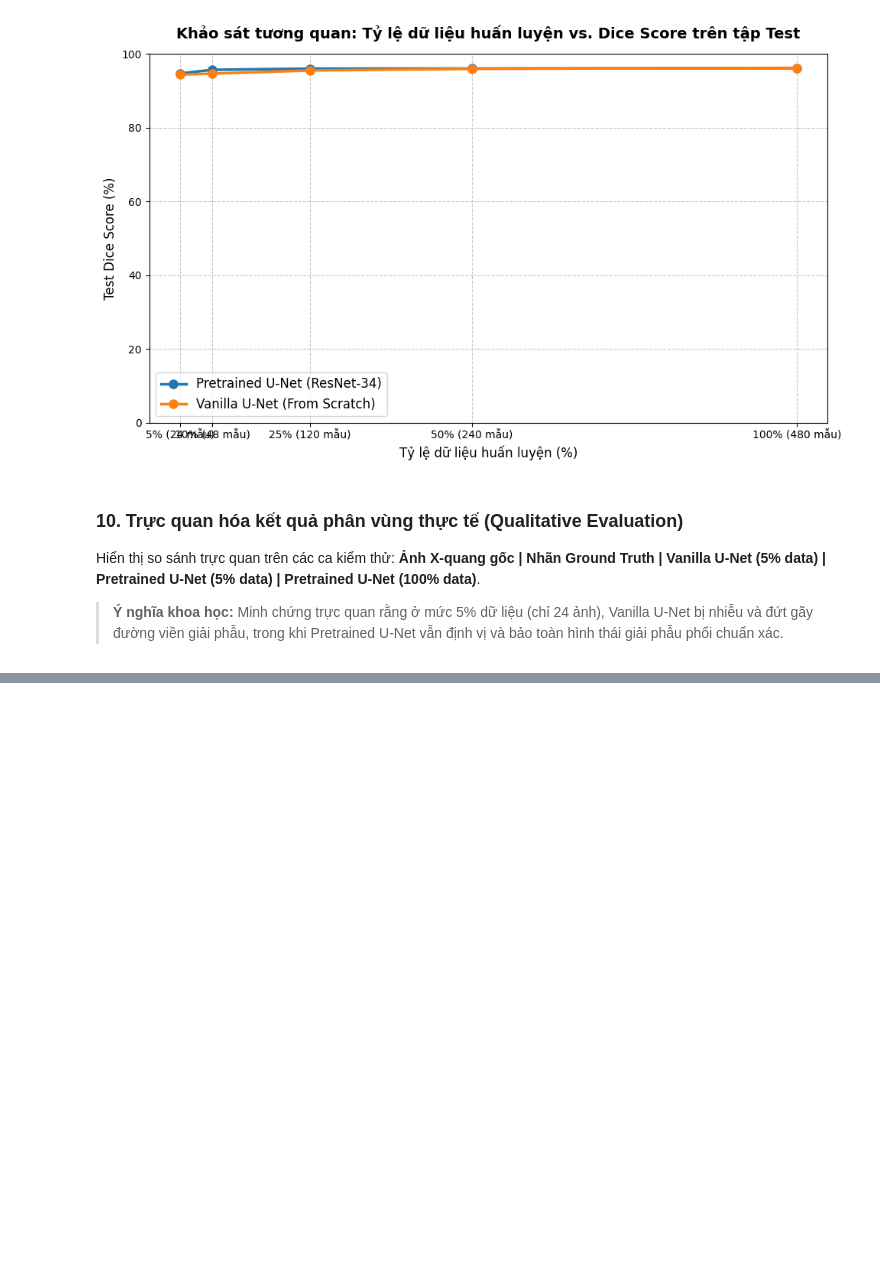
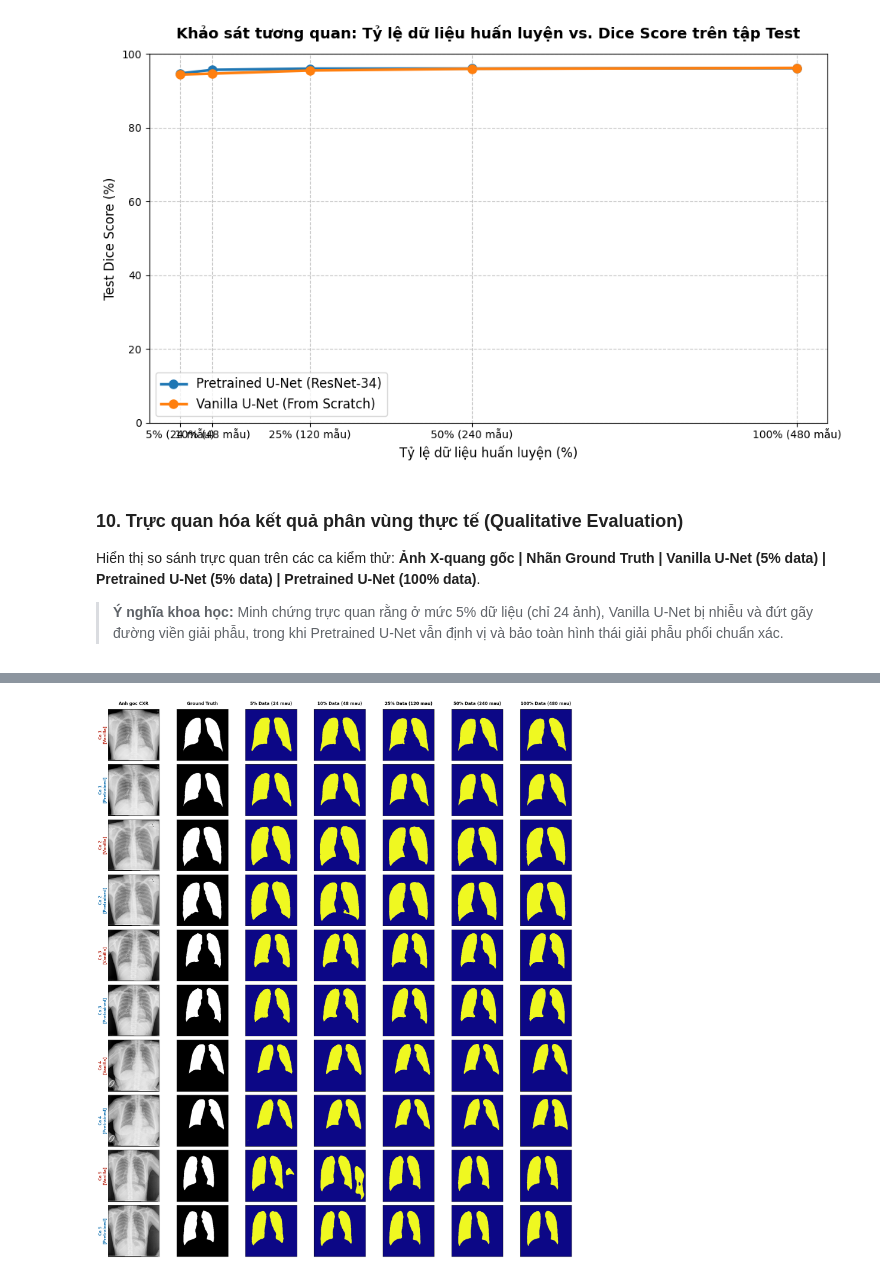
Before and after one commit to hoangvit05/DL2026-Group17-Project31, a Jupyter notebook: notebooks/lung_segmentation_colab.ipynb, the cells around one changed output, grey strips where cells are left out. Cells and saved outputs as stored; diff of their text form; code cells hidden in the pictures; blank space fills up the shorter version.

Commit message:
feat(visualization): update notebook with 7-column comparative matrix and new qualitative results image

```diff
--- a/notebooks/lung_segmentation_colab.ipynb
+++ b/notebooks/lung_segmentation_colab.ipynb
@@ -484,0 +413,89 @@ print('>>> Da xuat anh truc quan hoa thanh cong: qualitative_comparison.png')
+# %%
+import matplotlib.pyplot as plt
+import torch
+import cv2
+import numpy as np
+import pandas as pd
+
+device = torch.device('cuda' if torch.cuda.is_available() else 'cpu')
+df_test = pd.read_csv('splits/test_fixed_20pct.csv')
+transforms_infer = get_transforms(img_size=256, is_train=False)
+
+# 1. Chon 5 ca benh tieu bieu tu tap Test doc lap
+sample_indices = [5, 18, 32, 45, 60]
+ratios = [5, 10, 25, 50, 100]
+
+# 2. Nap san 10 checkpoint vao bo nho GPU
+models_v = {}
+models_p = {}
+for r in ratios:
+    # Vanilla U-Net (From scratch)
+    m_v = build_model('vanilla_unet', 'none').to(device)
+    m_v.load_state_dict(torch.load(f'checkpoints/vanilla_unet_{r}pct.pth', map_location=device))
+    m_v.eval()
+    models_v[r] = m_v
+
+    # Pretrained U-Net (ResNet-34)
+    m_p = build_model('unet', 'resnet34').to(device)
+    m_p.load_state_dict(torch.load(f'checkpoints/unet_{r}pct.pth', map_location=device))
+    m_p.eval()
+    models_p[r] = m_p
+
+print(">>> Da nap thanh cong 10 mo hinh!")
+
+# 3. Thiet ke luoi: 5 benh nhan x 2 hang = 10 hang, 7 cot
+# Cot: [Anh goc, Ground Truth, 5%, 10%, 25%, 50%, 100%]
+col_titles = ['Anh goc CXR', 'Ground Truth', '5% Data (24 mau)', '10% Data (48 mau)', '25% Data (120 mau)', '50% Data (240 mau)', '100% Data (480 mau)']
+n_samples = len(sample_indices)
+fig, axes = plt.subplots(n_samples * 2, 7, figsize=(20, 4.5 * n_samples))
+
+# Dat tieu de cot o tren cung
+for col_idx, title in enumerate(col_titles):
+    axes[0, col_idx].set_title(title, fontsize=12, fontweight='bold', pad=12)
+
+for i, s_idx in enumerate(sample_indices):
+    row_v = i * 2      # Hang cua Vanilla
+    row_p = i * 2 + 1  # Hang cua Pretrained
+
+    row_data = df_test.iloc[s_idx]
+    img_raw = cv2.imread(row_data['image_path'])
+    img_rgb = cv2.cvtColor(img_raw, cv2.COLOR_BGR2RGB)
+    mask_gt = cv2.imread(row_data['mask_path'], cv2.IMREAD_GRAYSCALE)
+    mask_gt = (mask_gt > 127).astype(np.float32)
+
+    t_img = transforms_infer(image=img_rgb)['image'].unsqueeze(0).to(device)
+
+    # Hien thi Anh goc va Ground Truth cho ca 2 hang
+    img_disp = cv2.resize(img_rgb, (256, 256))
+    mask_disp = cv2.resize(mask_gt, (256, 256))
+
+    axes[row_v, 0].imshow(img_disp)
+    axes[row_v, 1].imshow(mask_disp, cmap='gray')
+    axes[row_p, 0].imshow(img_disp)
+    axes[row_p, 1].imshow(mask_disp, cmap='gray')
+
+    # Gan nhan ben trai (Row Labels)
+    axes[row_v, 0].set_ylabel(f'Ca {i+1}\n[Vanilla]', fontsize=11, fontweight='bold', color='#c0392b')
+    axes[row_p, 0].set_ylabel(f'Ca {i+1}\n[Pretrained]', fontsize=11, fontweight='bold', color='#2980b9')
+
+    # Du doan va ve 5 muc phan tram cho ca 2 model
+    with torch.no_grad():
+        for c_idx, r in enumerate(ratios, start=2):
+            pred_v = (torch.sigmoid(models_v[r](t_img)) > 0.5).squeeze().cpu().numpy()
+            pred_p = (torch.sigmoid(models_p[r](t_img)) > 0.5).squeeze().cpu().numpy()
+
+            axes[row_v, c_idx].imshow(pred_v, cmap='plasma')
+            axes[row_p, c_idx].imshow(pred_p, cmap='plasma')
+
+    # Tat cac truc toa do de anh sach se, ro net
+    for c in range(7):
+        axes[row_v, c].set_xticks([])
+        axes[row_v, c].set_yticks([])
+        axes[row_p, c].set_xticks([])
+        axes[row_p, c].set_yticks([])
+
+plt.tight_layout()
+plt.savefig('qualitative_comparison_matrix.png', dpi=300, bbox_inches='tight')
+plt.show()
+print(">>> Da xuat thanh cong anh ma tran so sanh: qualitative_comparison_matrix.png")
+# %% [output]
@@ -484,0 +503 @@ print('>>> Da xuat anh truc quan hoa thanh cong: qualitative_comparison.png')
+[figure, added]
```
Also changed, not shown: parts of 2 cells of this notebook, 1 other file.
